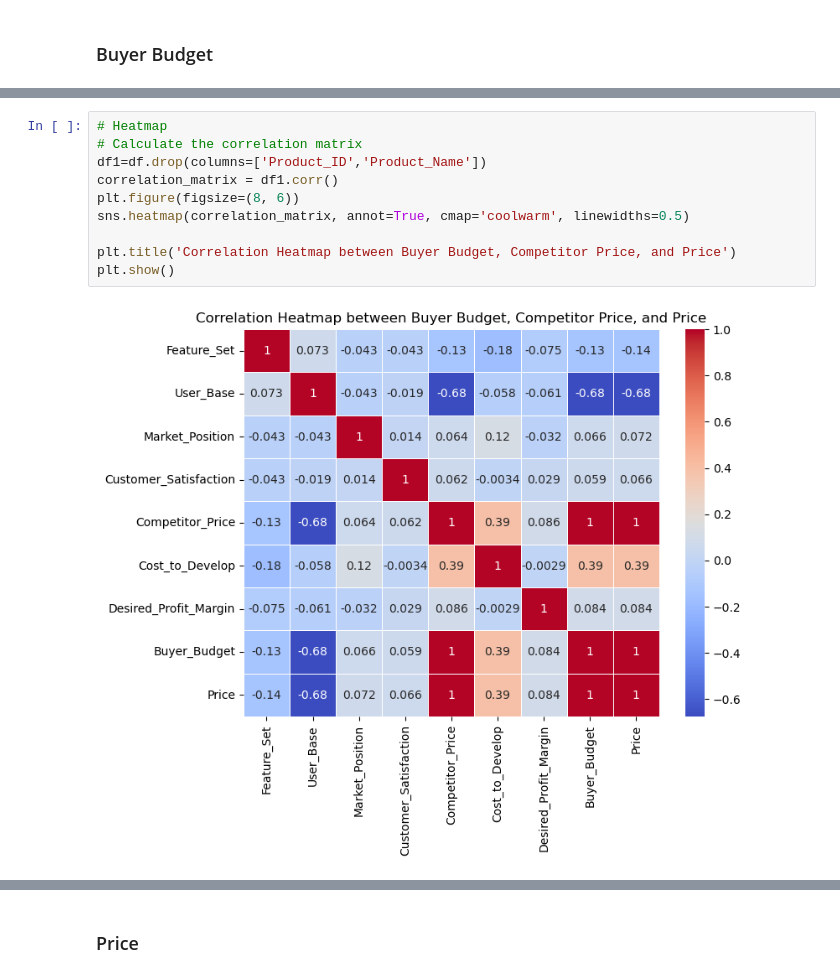
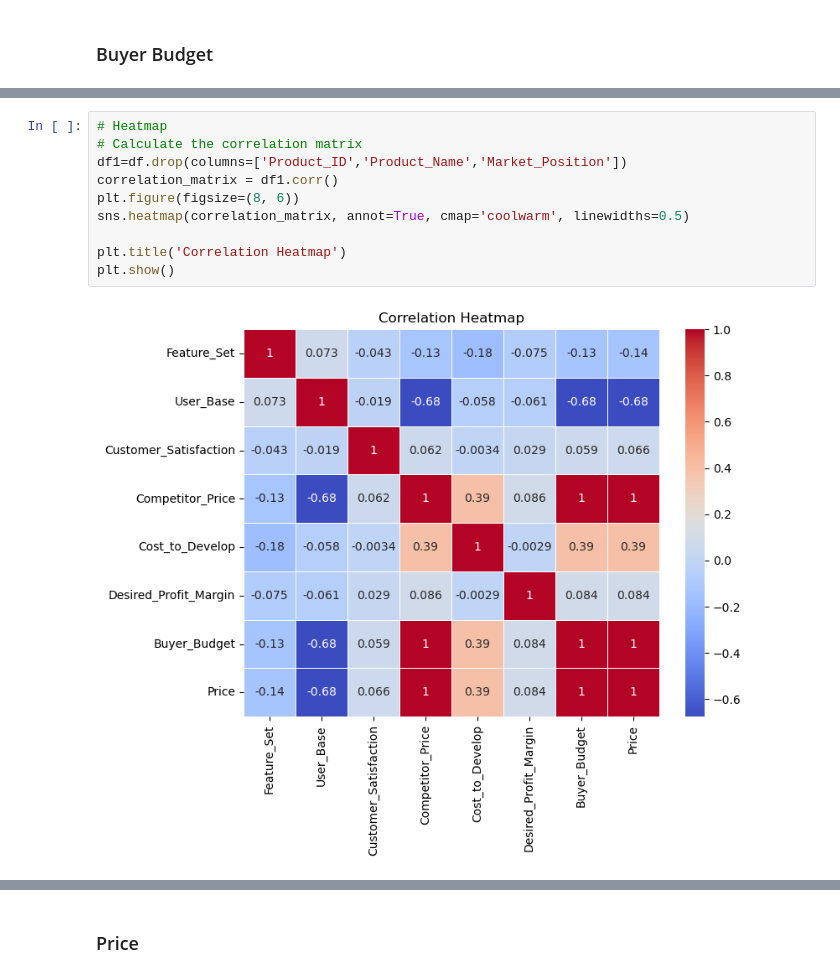
Before and after one commit to SouravKumarNaik/Price_Prediction_Saas, a Jupyter notebook: software_pricing.ipynb, the cells around one changed output, grey strips where cells are left out. Saved outputs shown, nothing was run; the diff lists cells and outputs as text.

```diff
--- a/software_pricing.ipynb
+++ b/software_pricing.ipynb
@@ -253,12 +256,12 @@ plt.show()
 # %%
 # Heatmap
 # Calculate the correlation matrix
-df1=df.drop(columns=['Product_ID','Product_Name'])
+df1=df.drop(columns=['Product_ID','Product_Name','Market_Position'])
 correlation_matrix = df1.corr()
 plt.figure(figsize=(8, 6))
 sns.heatmap(correlation_matrix, annot=True, cmap='coolwarm', linewidths=0.5)
 
-plt.title('Correlation Heatmap between Buyer Budget, Competitor Price, and Price')
+plt.title('Correlation Heatmap')
 plt.show()
 # %% [output]
-[figure, old version]
+[figure, new version]
```
Also changed, not shown: parts of 51 cells of this notebook, 5 other files.
